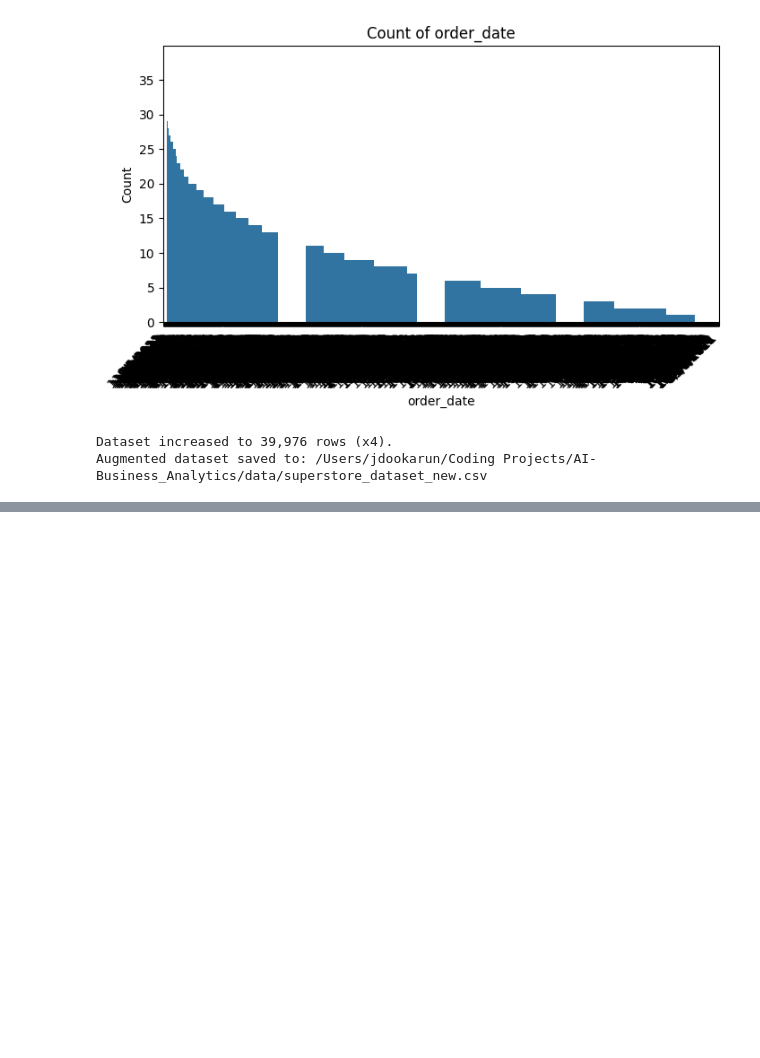
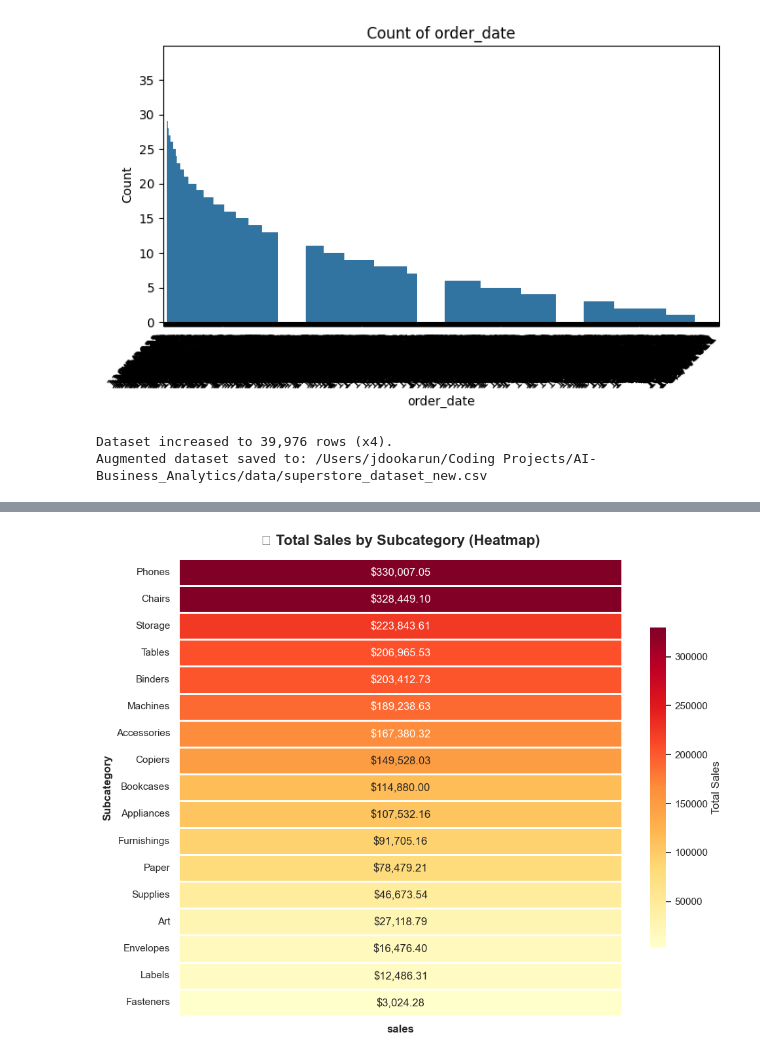
Before and after one commit to jxson7/SaaS-Product-Analytics, a Jupyter notebook: main.ipynb, the cells around one changed output, grey strips where cells are left out. Cells and saved outputs as stored; diff of their text form; code cells hidden in the pictures; blank space fills up the shorter version.

```diff
--- a/main.ipynb
+++ b/main.ipynb
@@ -241,0 +514,37 @@ Augmented dataset saved to: /Users/jdookarun/Coding Projects/AI-Business_Analyti
+# %%
+import numpy as np
+
+# Detect the subcategory column
+subcategory_col = None
+for col in df.columns:
+    if "subcategory" in col.lower():
+        subcategory_col = col
+        break
+
+if subcategory_col and sales_col:
+    sales_by_subcat = df.groupby(subcategory_col)[sales_col].sum().sort_values(ascending=False)
+    plt.figure(figsize=(10, max(5, int(len(sales_by_subcat) * 0.5))))
+    # Format the values as USD with commas and decimals
+    formatted_sales = sales_by_subcat.apply(lambda x: f"${x:,.2f}")
+    sales_arr = np.array(sales_by_subcat).reshape(-1, 1)
+    # Use annot with formatted_sales for pretty USD output
+    sns.heatmap(
+        sales_arr,
+        annot=np.array(formatted_sales).reshape(-1, 1),
+        fmt="",
+        cmap="YlOrRd",
+        yticklabels=sales_by_subcat.index,
+        linewidths=2,
+        cbar_kws={'label': 'Total Sales', 'shrink': .7}
+    )
+    plt.title("🔥 Total Sales by Subcategory (Heatmap)", fontsize=16, weight='bold', pad=15)
+    plt.xlabel("")
+    plt.ylabel("Subcategory", fontsize=12, weight='bold')
+    plt.yticks(fontsize=11)
+    plt.xticks([0.5], [f"{sales_col}"], rotation=0, ha="center", fontsize=12, weight='bold')
+    plt.tight_layout()
+    plt.show()
+else:
+    print(colored("⚠️ Subcategory or Sales column missing.", "red", attrs=["bold"]))
+# %% [output]
+[figure, added]
```
Also changed, not shown: parts of 14 cells of this notebook, 1 other file.
